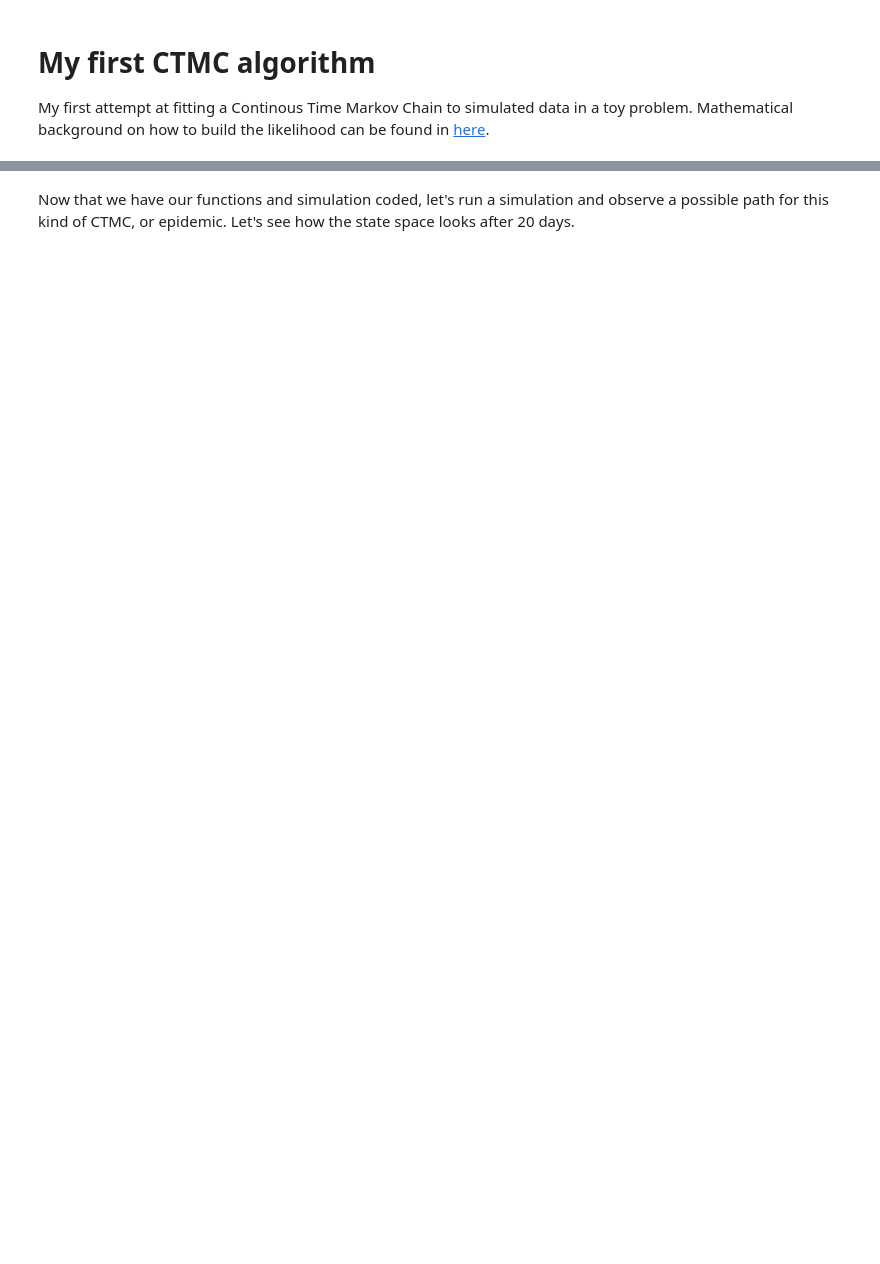
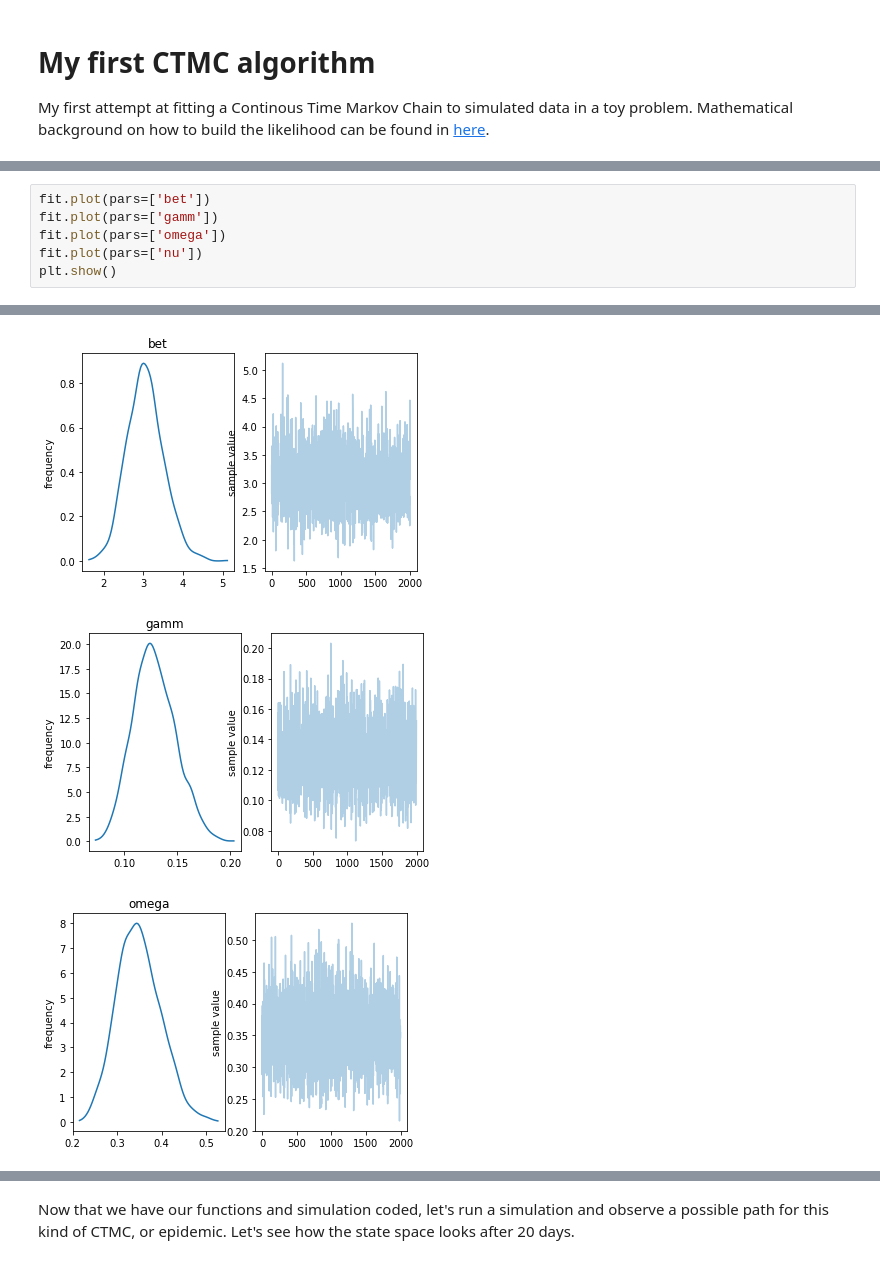
Before and after one commit to tdennisliu/algorithms_tutorials, a Jupyter notebook: ctmc/ctmc-sirs.ipynb, the cells around one changed output, grey strips where cells are left out. Cells and saved outputs as stored; diff of their text form; blank space fills up the shorter version.

```diff
--- a/ctmc/ctmc-sirs.ipynb
+++ b/ctmc/ctmc-sirs.ipynb
@@ -4,0 +212,7 @@ My first attempt at fitting a Continous Time Markov Chain to simulated data in a
+# %%
+fit.plot(pars=['bet'])
+fit.plot(pars=['gamm'])
+fit.plot(pars=['omega'])
+fit.plot(pars=['nu'])
+plt.show()
+# %% [output]
@@ -4,0 +223,3 @@ My first attempt at fitting a Continous Time Markov Chain to simulated data in a
+[figure, added]
+[figure, added]
+[figure, added]
```
Also changed, not shown: parts of 21 cells of this notebook.
